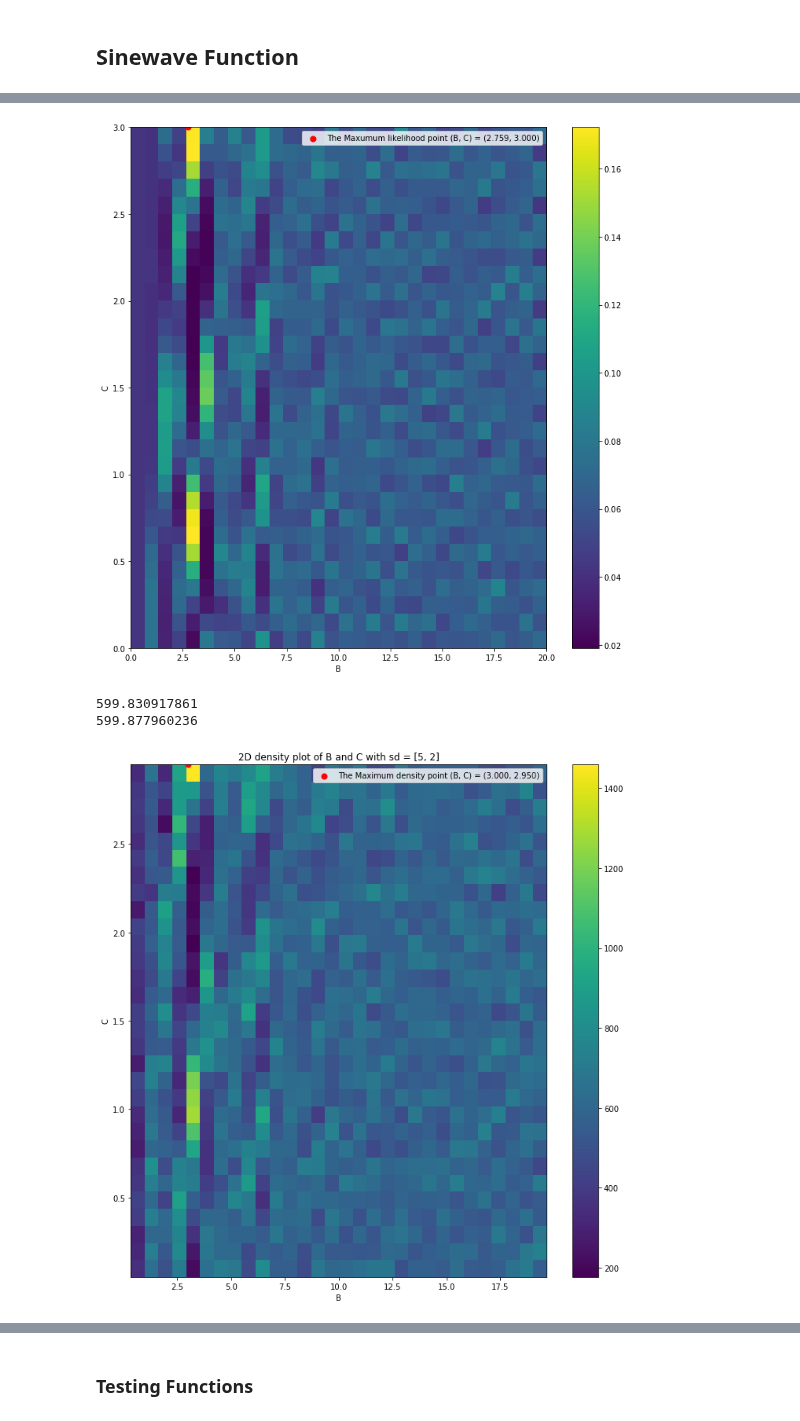
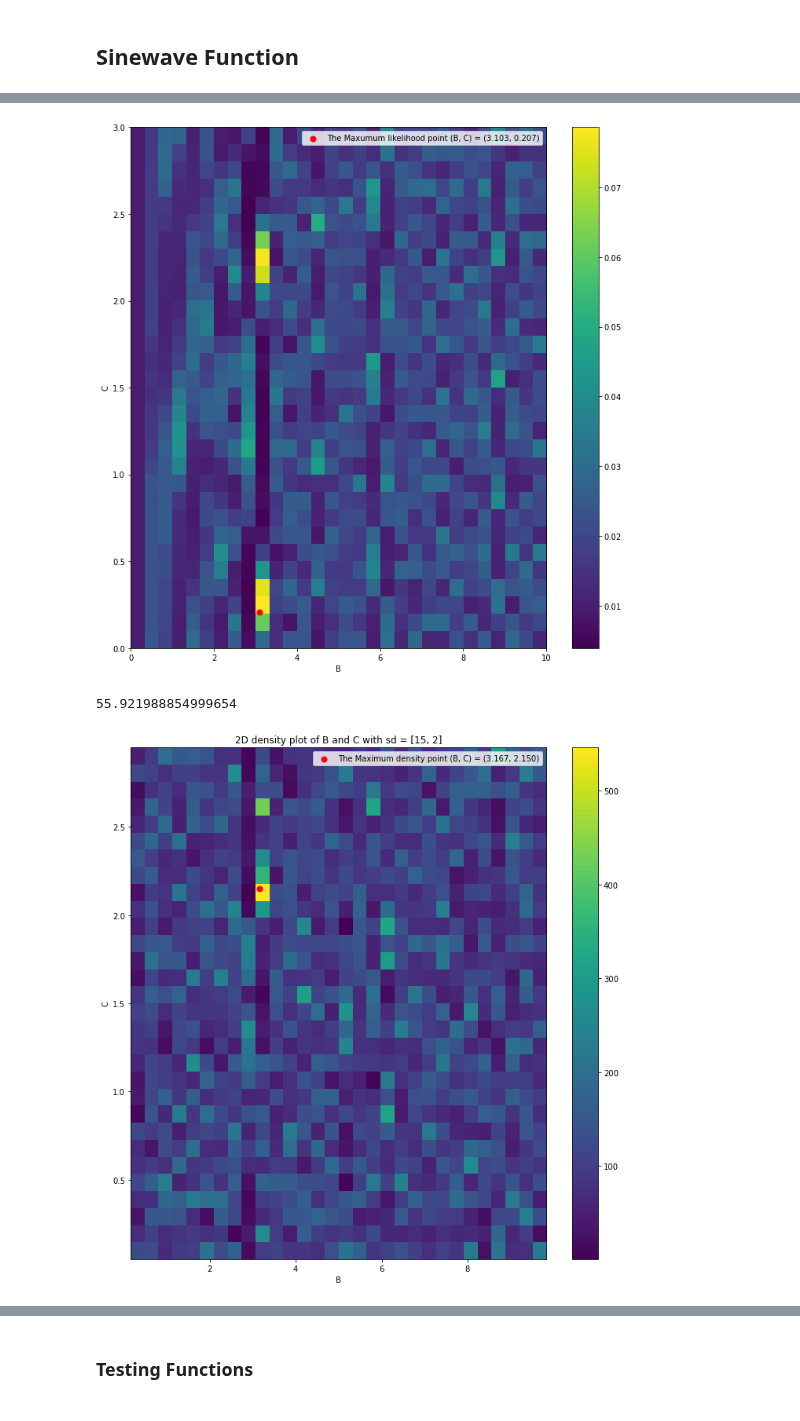
Before and after one commit to pjdunne/MResMCMC2023, a Jupyter notebook: Examples_Dian.ipynb, the cells around one changed output, grey strips where cells are left out. Cells and saved outputs as stored; diff of their text form; code cells hidden in the pictures.

```diff
--- a/Examples_Dian.ipynb
+++ b/Examples_Dian.ipynb
@@ -9,7 +9,7 @@ from MCMC_DZ.MCMC.MetropolisHastingMCMC.MHMC import MHMC
 import MCMC_DZ.MCMC.MetropolisHastingMCMC.ProposalDistributions as PDs
 from MCMC_DZ.BayesianInference.Likelihood_functions import Sinewave
 # %%
-Data_range = np.array([[-6, 6], [-6, 6]])
-SF = Sinewave.Sinewave_function([3, 1], Data_range)
-Vts.Target_Distribution_Visualization(X_range=[-7, 7], Y_range=[-7, 7], Tar_Dis=SF.f, Func_name="2D Sinewave Function", alpha=1)
+Data_range = np.array([[-12, 12], [-12, 12]])
+SF = Sinewave.Sinewave_function([3, 2], Data_range)
+Vts.Target_Distribution_Visualization(X_range=Data_range[0], Y_range=Data_range[1], Tar_Dis=SF.f, Func_name="2D Sinewave Function", alpha=1)
 # %% [output]
@@ -17,7 +17,7 @@ Vts.Target_Distribution_Visualization(X_range=[-7, 7], Y_range=[-7, 7], Tar_Dis=
 # %%
-Data_range = np.array([[-6, 6], [-6, 6]])
+Data_range = np.array(Data_range)
 
-SFFD_P = Sts.FakeDataGen2D_Poisson(SF.f, [[-6, 6], [-6, 6]], 40, scaler=100)
+SFFD_P = Sts.FakeDataGen2D_Poisson(SF.f, Data_range, 40, scaler=100)
 
 Vts.PlotHeatmap(SFFD_P.x ,SFFD_P.y, SFFD_P.BinsValue.reshape(SFFD_P.x.shape), xlabel="X", ylabel="Y", zlabel="F(X,Y)")
 # %% [output]
@@ -25,12 +25,12 @@ Vts.PlotHeatmap(SFFD_P.x ,SFFD_P.y, SFFD_P.BinsValue.reshape(SFFD_P.x.shape), xl
 # %%
 def Prior(params):
-    if (0<params[0] and params[0]<20 and 0<=params[1] and params[1]<3):
+    if (0<params[0] and params[0]<10 and 0<=params[1] and params[1]<3):
         return 1
     else:
         return 0
 SF_l = Sts.LikeliFuncGen(SFFD_P, SF, Prior)
 # %%
-Bs = np.linspace(0, 20, 30)
+Bs = np.linspace(0, 10, 30)
 Cs = np.linspace(0, 3, 30)
 Bs, Cs = np.meshgrid(Bs, Cs)
 
@@ -39,9 +39,9 @@ for params in zip(Bs.flatten(), Cs.flatten()):
     Ls.append(SF_l.Likelihood(params))
 
 Ls = np.asarray(Ls).reshape(Bs.shape)
-Vts.PlotHeatmap(Bs, Cs, Ls, xlabel="B", ylabel="C", zlabel="l(A, B)", Plot_Max=True)
+Vts.PlotHeatmap(Bs, Cs, Ls, xlabel="B", ylabel="C", zlabel="l(B, C)", Plot_Max=True)
 # %% [output]
-[figure, old version]
+[figure, new version]
 # %%
 def Normal(thetas):
     Mu = [10,10]
@@ -51,7 +51,7 @@ def Normal(thetas):
 Res = []
 SDs = []
 # %%
-sd = [7, 2]
+sd = [15, 2]
 SDs.append(sd)
 steps = 1000000
 Prop_G = PDs.GaussianProposalDistribution(sd=sd, Dim=2)
@@ -69,8 +69,7 @@ Res.append(Res_G_SF)
 for Res_G_SF, sd in zip(Res, SDs):
     print(Res_G_SF["Run_Times"][-1])
 # %% [output]
-599.830917861
-599.877960236
+55.921988854999654
 # %%
 # for Res_G_SF, sd in zip(Res, SDs):
 #     Vts.density_plot(
@@ -88,19 +87,19 @@ k = 0
 # %%
 Res_G_SF = Res[k]
 sd = SDs[k]
 
 Vts.density_plot(
     Res_G_SF["Thetas"],
     bins=30,
-    burn_in=100,
+    burn_in=1000,
     credible_region=0,
     x_name="B",
     y_name="C",
     label = f" with sd = {sd}",
     alpha=1
 )
 # %% [output]
-[figure, old version]
+[figure, new version]
 # %%
 import numpy as np
 import matplotlib.pyplot as plt
```
Also changed, not shown: parts of 7 cells of this notebook, 1 other file.
